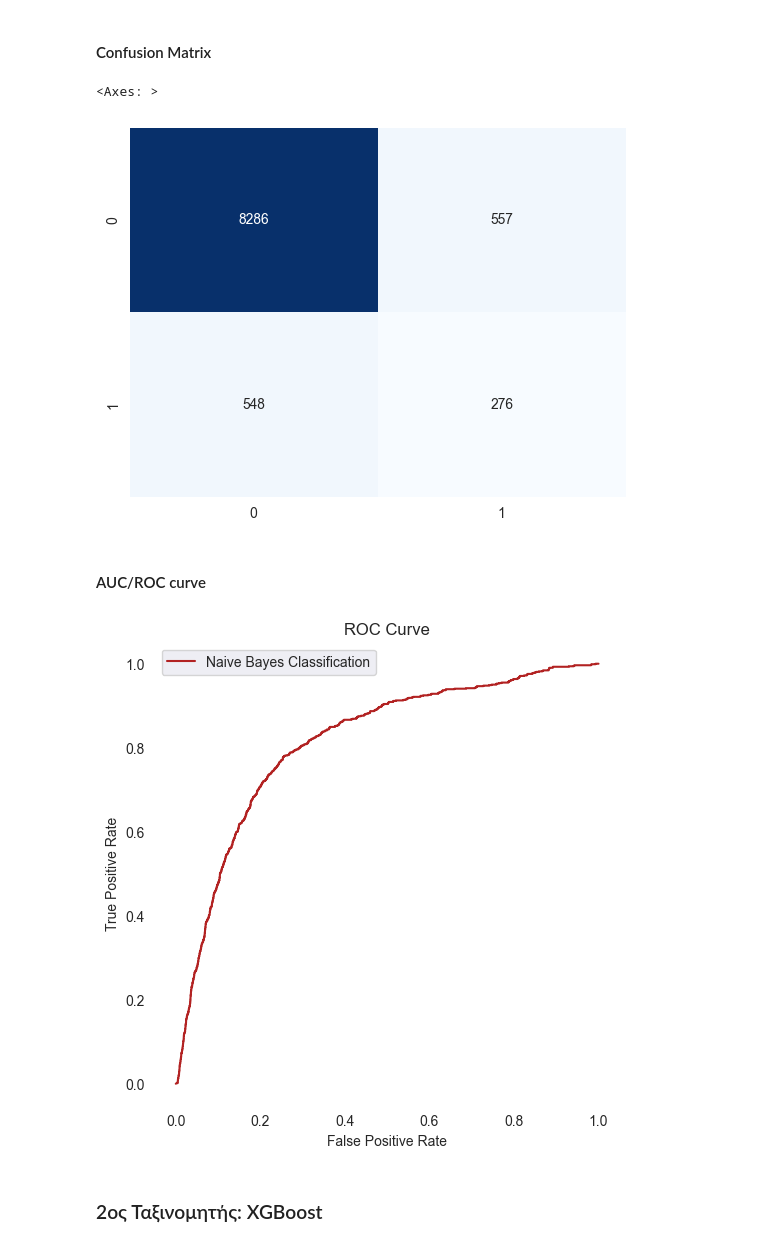
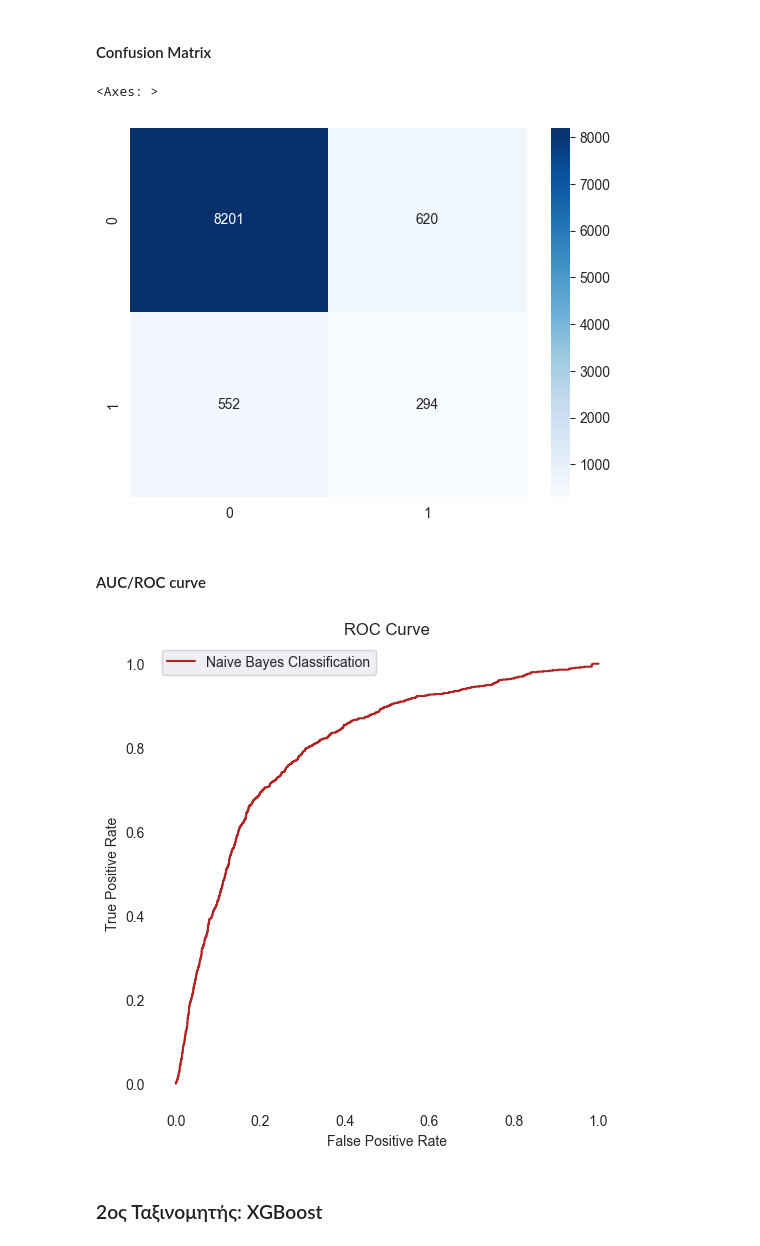
Before and after one commit to chMastellou/Data_Analysis_Assignment_2024, a Jupyter notebook: classification/classification.ipynb, the cells around one changed output. Drawn from its saved outputs; the diff is of its cells as text; code cells hidden in the pictures.

```diff
--- a/classification/classification.ipynb
+++ b/classification/classification.ipynb
@@ -38,7 +46,7 @@ y = bank_data.iloc[:,-1].values
 # %% [markdown]
 #### Split
 # %%
-X_train, X_test, y_train, y_test = train_test_split(X, y, test_size=0.25, random_state=True)
+X_train, X_test, y_train, y_test = train_test_split(X, y, test_size=0.25, random_state=True, stratify=y)
 # %% [markdown]
 #### Κανονικοποίηση
 # %%
@@ -89,10 +97,10 @@ weighted avg       0.89      0.89      0.89      9667
 #### Confusion Matrix
 # %%
 cf_matrix = confusion_matrix(y_test, y_prediction)
-sns.heatmap(cf_matrix, annot=True, fmt='d', cmap='Blues', cbar=False)
+sns.heatmap(cf_matrix, annot=True, fmt='d', cmap='Blues', cbar=True)
 # %% [output]
 <Axes: >
-[figure, old version]
+[figure, new version]
 # %% [markdown]
 #### AUC/ROC curve
 # %%
@@ -108,6 +116,6 @@ ax.set_ylabel('True Positive Rate')
 plt.box(False)
 ax.legend();
 # %% [output]
-[figure, old version]
+[figure, new version]
 # %% [markdown]
 ### 2ος Ταξινομητής: XGBoost
```
Also changed, not shown: parts of 50 cells of this notebook, 1 other file.
